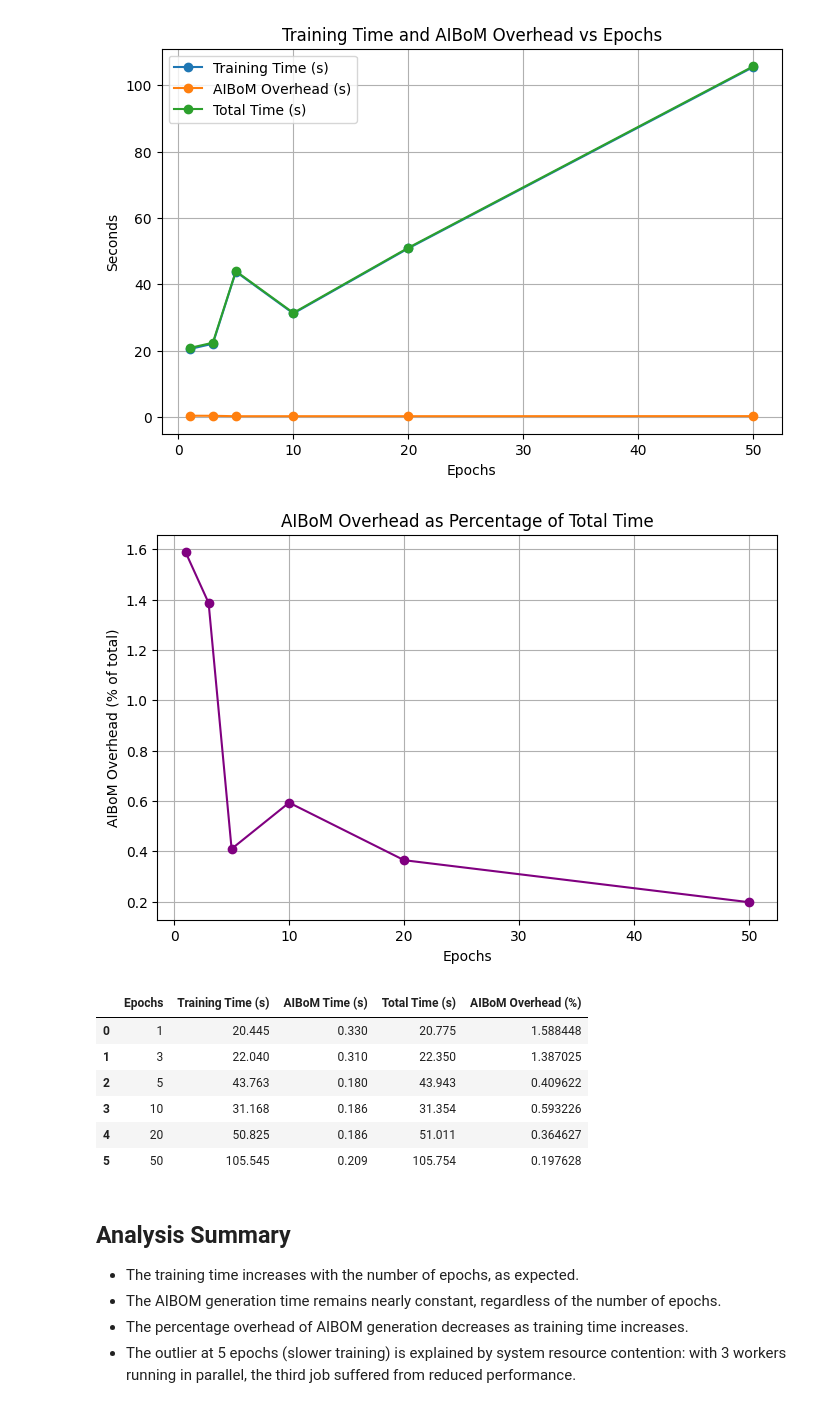
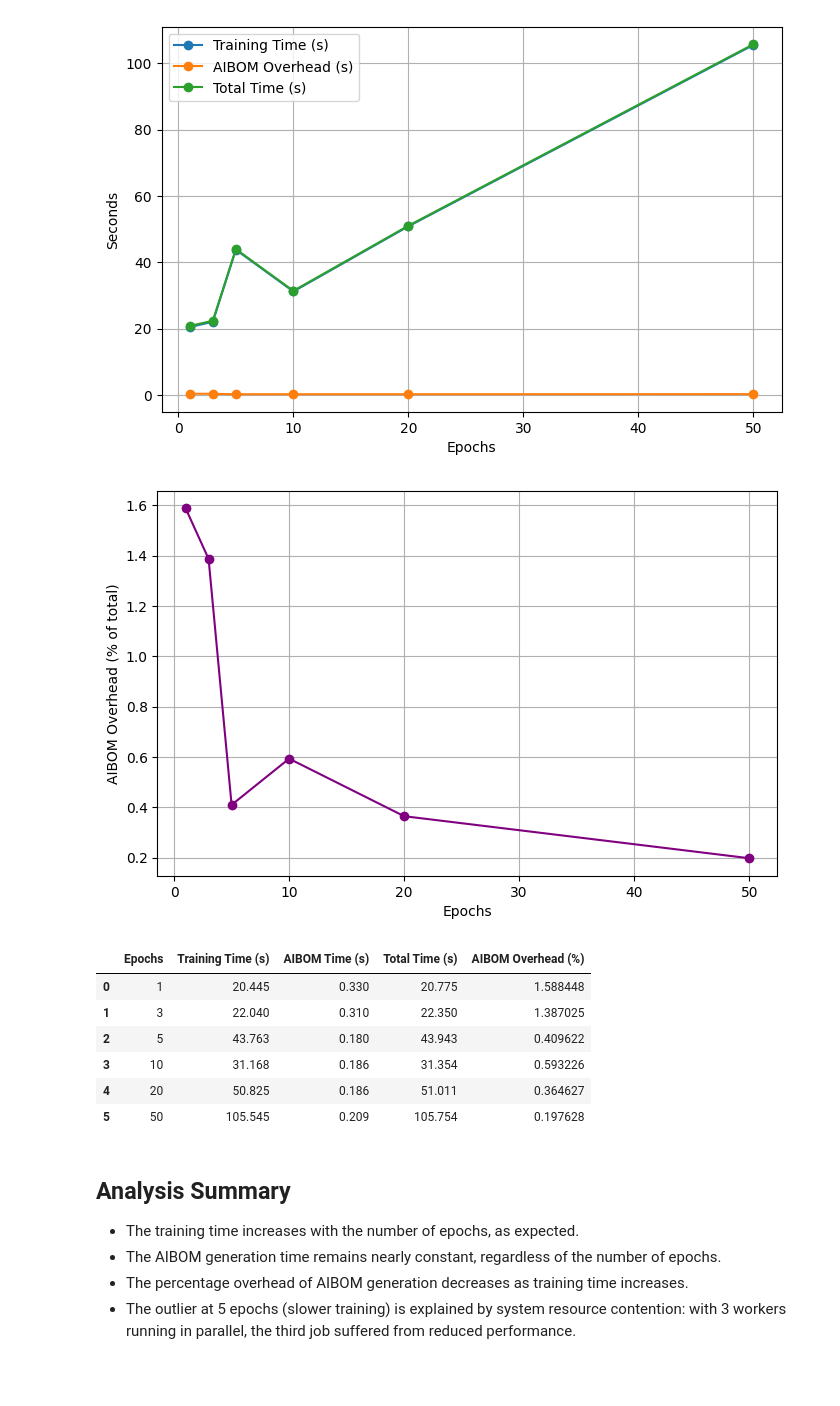
Before and after one commit to wiebe-vandendriessche/AIBoMGen, a Jupyter notebook: aibomgen-platform/utils/evaluation/performance_tests/measure_training_time/epoch_analysis_performance.ipynb, the cells around one changed output. Saved outputs shown, nothing was run; the diff lists cells and outputs as text; code cells hidden in the pictures; blank space fills up the shorter version.

```diff
--- a/aibomgen-platform/utils/evaluation/performance_tests/measure_training_time/epoch_analysis_performance.ipynb
+++ b/aibomgen-platform/utils/evaluation/performance_tests/measure_training_time/epoch_analysis_performance.ipynb
@@ -38,38 +38,36 @@ plt.plot(epochs_list, train_times, marker='o', label='Training Time (s)')
 plt.plot(epochs_list, aibom_times, marker='o', label='AIBOM Overhead (s)')
 plt.plot(epochs_list, total_times, marker='o', label='Total Time (s)')
 plt.xlabel('Epochs')
 plt.ylabel('Seconds')
-plt.title('Training Time and AIBOM Overhead vs Epochs')
 plt.legend()
 plt.grid(True)
 plt.show()
 
 # Cell 4: Plot AIBoM Overhead as Percentage of Total Time
 import numpy as np
 overhead_pct = np.array(aibom_times) / np.array(total_times) * 100
 
 plt.figure(figsize=(8,5))
 plt.plot(epochs_list, overhead_pct, marker='o', color='purple')
 plt.xlabel('Epochs')
 plt.ylabel('AIBOM Overhead (% of total)')
-plt.title('AIBOM Overhead as Percentage of Total Time')
 plt.grid(True)
 plt.show()
 
 # Cell 5: Print Table
 import pandas as pd
 df = pd.DataFrame({
     "Epochs": epochs_list,
     "Training Time (s)": train_times,
     "AIBOM Time (s)": aibom_times,
     "Total Time (s)": total_times,
     "AIBOM Overhead (%)": overhead_pct
 })
 df
 # %% [output]
-[figure, old version]
+[figure, new version]
-[figure, old version]
+[figure, new version]
-|  | Epochs | Training Time (s) | AIBoM Time (s) | Total Time (s) | AIBoM Overhead (%) |
+|  | Epochs | Training Time (s) | AIBOM Time (s) | Total Time (s) | AIBOM Overhead (%) |
 | 0 | 1 | 20.445 | 0.330 | 20.775 | 1.588448 |
 | 1 | 3 | 22.040 | 0.310 | 22.350 | 1.387025 |
 | 2 | 5 | 43.763 | 0.180 | 43.943 | 0.409622 |
```
